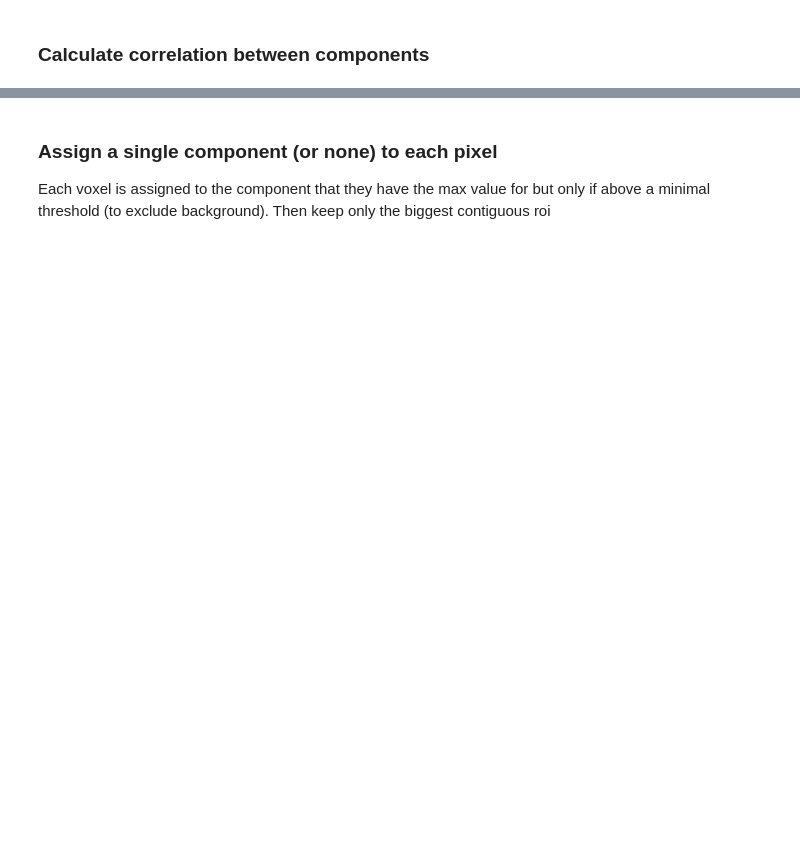
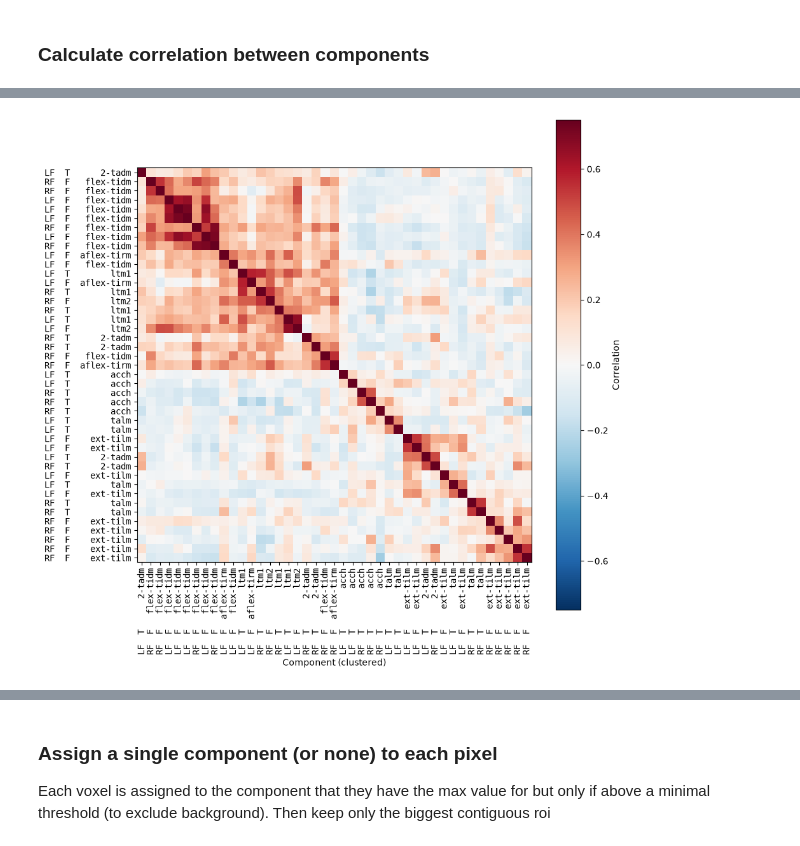
Before and after one commit to azmaite/Devel, a Jupyter notebook: Pupa_muscle_imaging/scape/MANUAL/auto_segmentation_by_segment.ipynb, the cells around one changed output, grey strips where cells are left out. Cells and saved outputs as stored; diff of their text form; code cells hidden in the pictures; blank space fills up the shorter version.

```diff
--- a/Pupa_muscle_imaging/scape/MANUAL/auto_segmentation_by_segment.ipynb
+++ b/Pupa_muscle_imaging/scape/MANUAL/auto_segmentation_by_segment.ipynb
@@ -481,0 +436,63 @@ plt.show()
+# %%
+# calculate correlation between components across segments
+from scipy.cluster.hierarchy import linkage, dendrogram
+from scipy.spatial.distance import squareform
+
+selected_segments = [2,3,10,11] # front tibia and femur
+
+temp_comps_combined = np.concatenate([temp_comps[t] for t in selected_segments], axis=1)
+selected_idx_combined = np.concatenate([selected_idx[t] for t in selected_segments])
+
+def comp_label(sid: int, comp_num: int) -> str | None:
+    """
+    Look up the muscle name assigned to a component in `muscles_all`.
+
+    Parameters
+    ----------
+    sid : int
+        Segment ID (key of `segment_ids`).
+    comp_num : int
+        1-indexed component number within that segment.
+
+    Returns
+    -------
+    str or None
+        Muscle name, or None if not assigned to any muscle in `muscles_all`.
+    """
+    segment_name = segment_ids[sid]
+    for muscle_name, comp_nums in muscles_all[segment_name].items():
+        if comp_num in comp_nums:
+            return muscle_name
+    return None
+
+# combined-array index -> (segment, 1-indexed component #) -> muscle name
+combined_labels_all = [comp_label(selected_segments[j // n_comp], j % n_comp + 1)
+                       for j in range(temp_comps_combined.shape[1])]
+
+# drop components that aren't assigned to a muscle in muscles_all
+named_mask = np.array([label is not None for label in combined_labels_all])
+temp_comps_combined = temp_comps_combined[:, named_mask]
+combined_labels = [label for label in combined_labels_all if label is not None]
+
+plt.figure(figsize=(10,10))
+
+#corr_matrix = np.corrcoef(temp_comps_combined, rowvar=False)
+corr_matrix = np.corrcoef(temp_comps_combined[selected_idx_combined], rowvar=False)
+
+# hierarchical-clustering leaf order, so similar components end up adjacent
+distance_matrix = 1 - corr_matrix
+np.fill_diagonal(distance_matrix, 0)  # exact zero diagonal (float roundoff)
+link = linkage(squareform(distance_matrix, checks=False), method='average')
+comp_order_combined = dendrogram(link, no_plot=True)['leaves']
+
+corr_sorted = corr_matrix[np.ix_(comp_order_combined, comp_order_combined)]
+sorted_labels = [combined_labels[o] for o in comp_order_combined]
+
+plt.imshow(corr_sorted, vmin=-0.75, vmax=0.75, cmap='RdBu_r')
+plt.xticks(range(len(comp_order_combined)), sorted_labels, rotation=90, family='monospace')
+plt.yticks(range(len(comp_order_combined)), sorted_labels, family='monospace')
+plt.xlabel('Component (clustered)')
+plt.colorbar(label='Correlation')
+plt.show()
+# %% [output]
+[figure, added]
```
Also changed, not shown: parts of 29 cells of this notebook.
